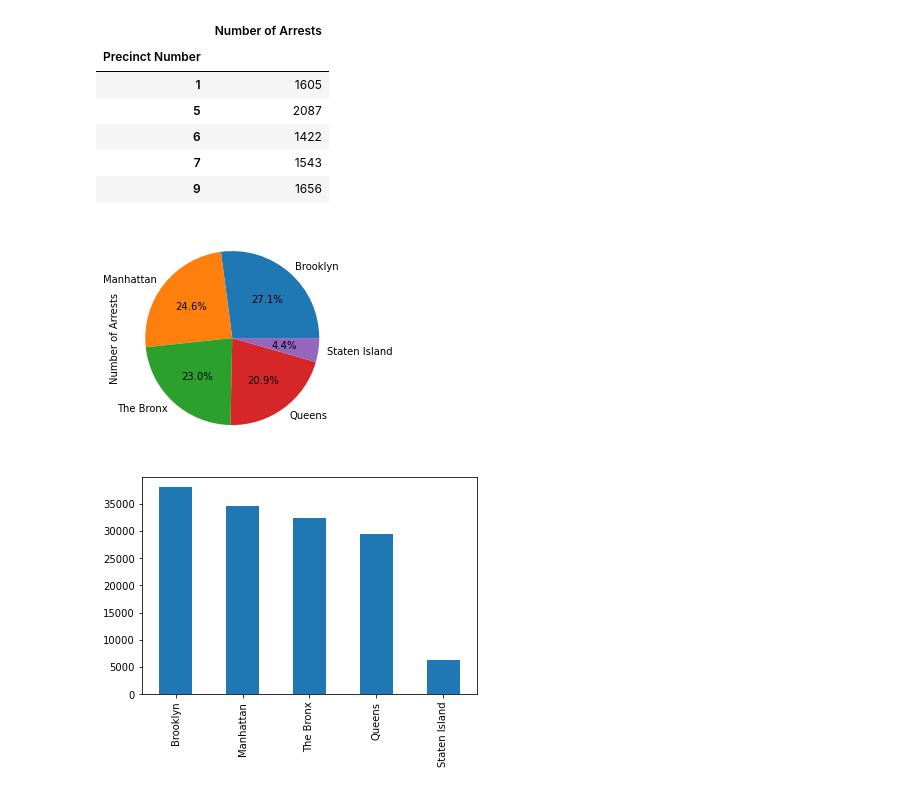
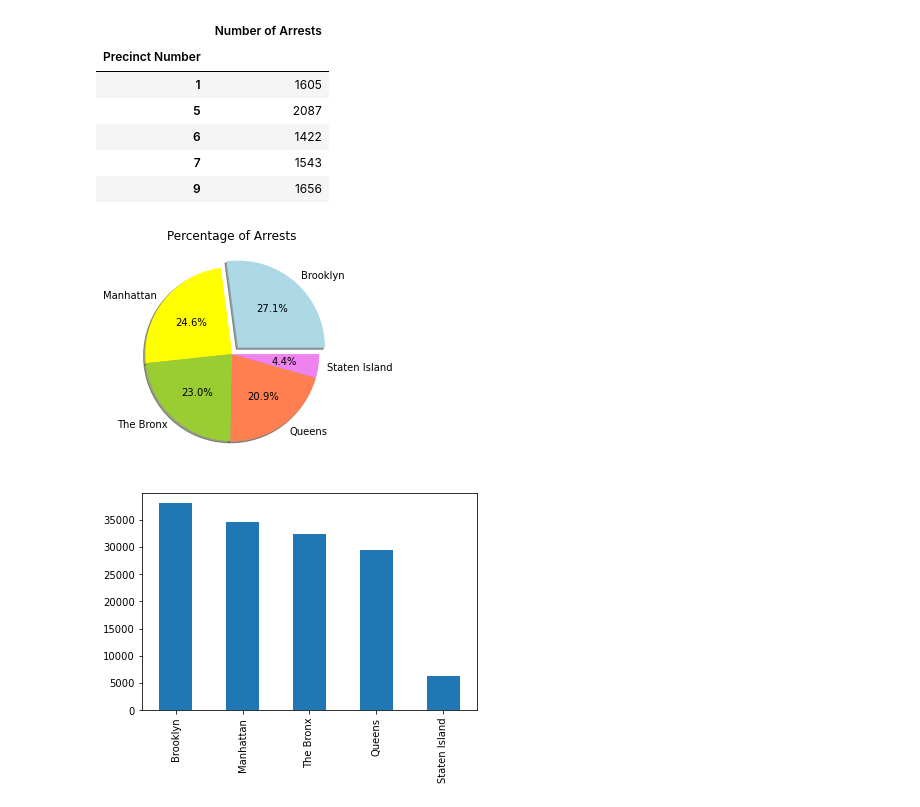
Before and after one commit to Hinna777/Project1_Nypd, a Jupyter notebook: Jon_Argosino/NYPD_Boroughs.ipynb, the cells around one changed output. Cells and saved outputs as stored; diff of their text form; code cells hidden in the pictures.

```diff
--- a/Jon_Argosino/NYPD_Boroughs.ipynb
+++ b/Jon_Argosino/NYPD_Boroughs.ipynb
@@ -77,11 +77,17 @@ precinct_data_cleaned.head()
 | 6 | 1422 |
 | 7 | 1543 |
 | 9 | 1656 |
-# %%
-borough_pie_chart = borough_data_sorted.plot(kind="pie", subplots=True, legend=False,
-                                               autopct="%1.1f%%")
-# %% [output]
-[figure, removed]
+# %%
+explode = (0.1,0,0,0,0)
+colors = ["lightblue", "yellow", "yellowgreen", "coral", "violet"]
+borough_pie_chart = borough_data_sorted.plot(kind="pie", subplots=True, legend=False,
+                                            autopct="%1.1f%%", ylabel="", explode=explode,
+                                            shadow=True, colors=colors)
+plt.title("Percentage of Arrests")
+plt.savefig("Images/NYPD_Borough_Pie")
+plt.show()
+# %% [output]
+[figure, added]
 # %%
 borough_bar_chart = borough_data_sorted.plot(kind="bar", legend=False)
 # %% [output]
```
Also changed, not shown: parts of 1 cell of this notebook, 2 other files.
